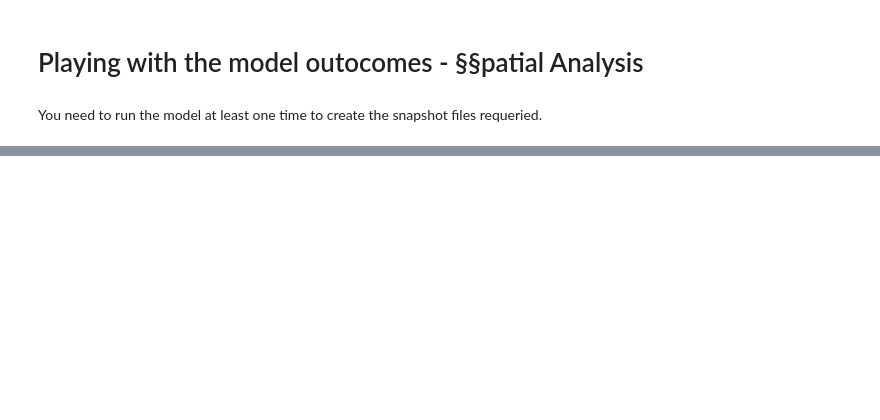
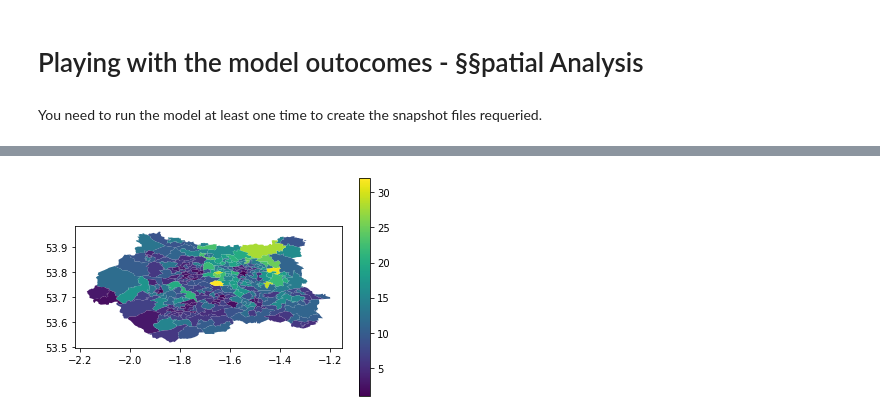
Before and after one commit to Urban-Analytics/RAMP-UA, a Jupyter notebook: experiments/outcomes/SpatialAnalysis.ipynb, the cells around one changed output, grey strips where cells are left out. Saved outputs shown, nothing was run; the diff lists cells and outputs as text; code cells hidden in the pictures; blank space fills up the shorter version.

```diff
--- a/experiments/outcomes/SpatialAnalysis.ipynb
+++ b/experiments/outcomes/SpatialAnalysis.ipynb
@@ -272,0 +340,18 @@ plot_summaries(summaries=summaries, plot_type="error_bars")
+# %%
+def plot_msoa_choropleth(msoa_shapes, summary, disease_status, timestep):
+    # get dataframes for all statuses
+    msoa_data = summary.get_area_dataframes()
+
+    msoa_data_for_status = msoa_data[disease_status]
+
+    # add "Code" column so dataframes can be merged
+    msoa_data_for_status['Code'] = msoa_data_for_status.index
+    msoa_shapes['Code'] = msoa_shapes['MSOA11CD']
+    msoa_shapes = pd.merge(msoa_shapes, msoa_data_for_status, on='Code')
+    msoa_shapes.plot(column=f"Day{timestep}", legend=True)
+    plt.show()
+# %%
+disease_status = 'dead' #recovered, susceptible, exposed, presymptomatic, asymptomatic, symptomatic
+plot_msoa_choropleth(WY_msoa_shapes, summaries[0], disease_status, 99)
+# %% [output]
+[figure, added]
```
Also changed, not shown: parts of 15 cells of this notebook, 2 other files.
